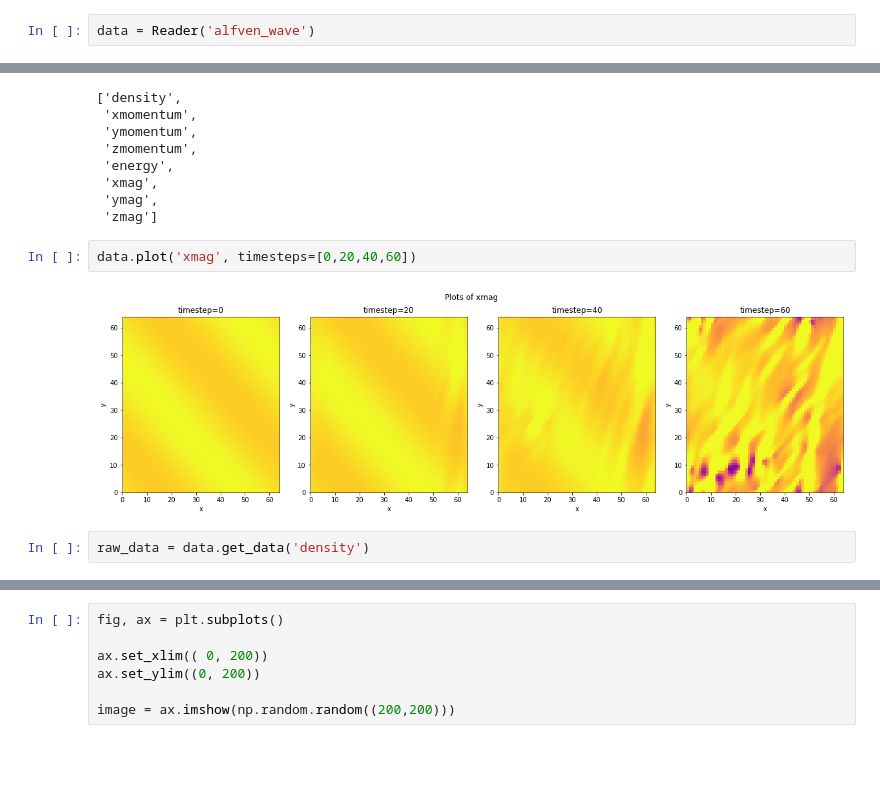
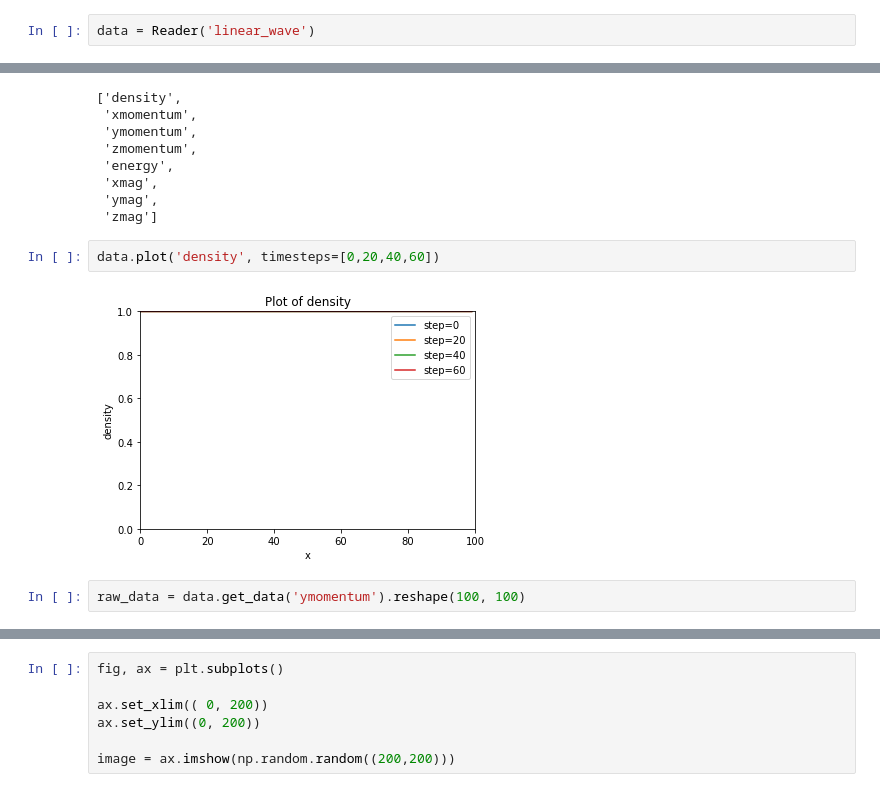
Before and after one commit to henrywatkins/gawain, a Jupyter notebook: example_scripts/example_plotting.ipynb, the cells around one changed output, grey strips where cells are left out. Saved outputs shown, nothing was run; the diff lists cells and outputs as text; blank space fills up the shorter version.

Commit message:
added linear mhd wave test

```diff
--- a/example_scripts/example_plotting.ipynb
+++ b/example_scripts/example_plotting.ipynb
@@ -11,7 +11,7 @@ import matplotlib.pyplot as plt
 from matplotlib import animation, rc
 from IPython.display import HTML
 # %%
-data = Reader('alfven_wave')
+data = Reader('linear_wave')
 # %%
 data.variables
 # %% [output]
@@ -24,8 +24,8 @@ data.variables
  'ymag',
  'zmag']
 # %%
-data.plot('xmag', timesteps=[0,20,40,60])
+data.plot('density', timesteps=[0,20,40,60])
 # %% [output]
-[figure, old version]
+[figure, new version]
 # %%
-raw_data = data.get_data('density')
+raw_data = data.get_data('ymomentum').reshape(100, 100)
```
Also changed, not shown: parts of 1 cell of this notebook, 4 other files.
